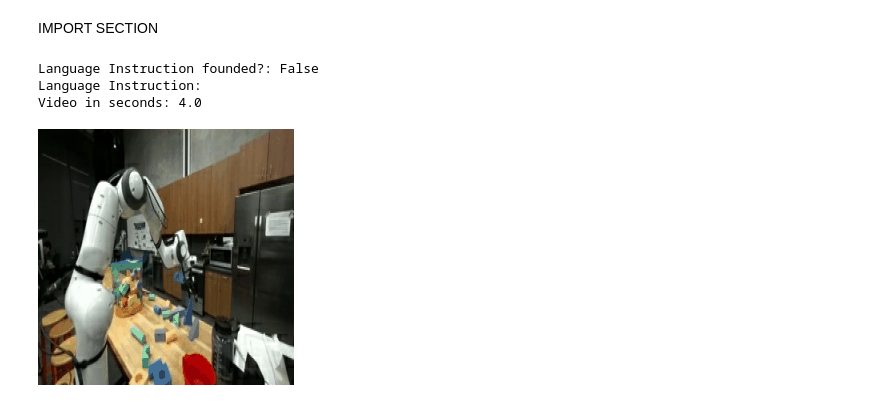
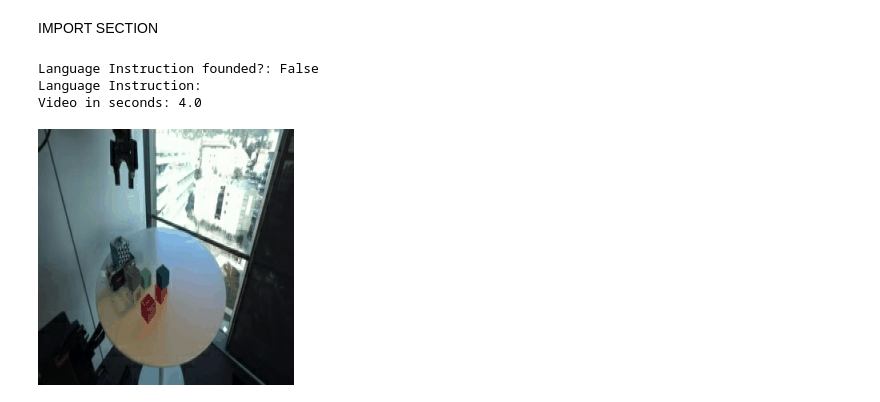
Before and after one commit to cybernetic-m/action_jepa, a Jupyter notebook: semanticJEPA_training.ipynb, the cells around one changed output. Saved outputs shown, nothing was run; the diff lists cells and outputs as text; code cells hidden in the pictures.

```diff
--- a/semanticJEPA_training.ipynb
+++ b/semanticJEPA_training.ipynb
@@ -15,33 +15,45 @@ def as_gif(images, path="temp.gif"):
     return gif_bytes
 
 # 1. Carica il file
-file_path = "./data/droid/episode_4.pt"
+file_path = "./processed_data/droid/episode_408.pt"
 sample = torch.load(file_path, weights_only=False)
 video = sample['video']  # Shape: [16, 3, 256, 256]
 action = sample['actions']
+
+count_lang = 0
+for i in range(448):
+    sample_i = f"./processed_data/droid/episode_{i}.pt"
+    if sample['language_instructions_found'] is True:
+        count_lang +=1
+
+print(f"Samples with language instructions are {count_lang}")
+
+
+
+
 
 # 2. Converti i Tensori in una lista di immagini PIL
 pil_images = []
 for i in range(video.shape[0]):
     # Permuta da [C, H, W] a [H, W, C] e converti in numpy uint8
     frame_np = video[i].permute(1, 2, 0).numpy()
 
     # Se i valori sono in range [0, 1] (float), riportali a [0, 255] (uint8)
     if frame_np.max() <= 1.0:
         frame_np = (frame_np * 255).astype(np.uint8)
     else:
         frame_np = frame_np.astype(np.uint8)
 
     pil_images.append(Image.fromarray(frame_np))
 
 # 3. Genera e visualizza la GIF
 print(f"Language Instruction founded?: {sample['language_instructions_found']}")
 print(f"Language Instruction: {sample['language'][0]}")
 print(f"Video in seconds: {sample['video_seconds']}")
 gif_data = as_gif(pil_images, path="preview_episode.gif")
 display.Image(gif_data)
 # %% [output]
 Language Instruction founded?: False
 Language Instruction:
 Video in seconds: 4.0
-[figure, old version]
+[figure, new version]
```
Also changed, not shown: 6 other files.
